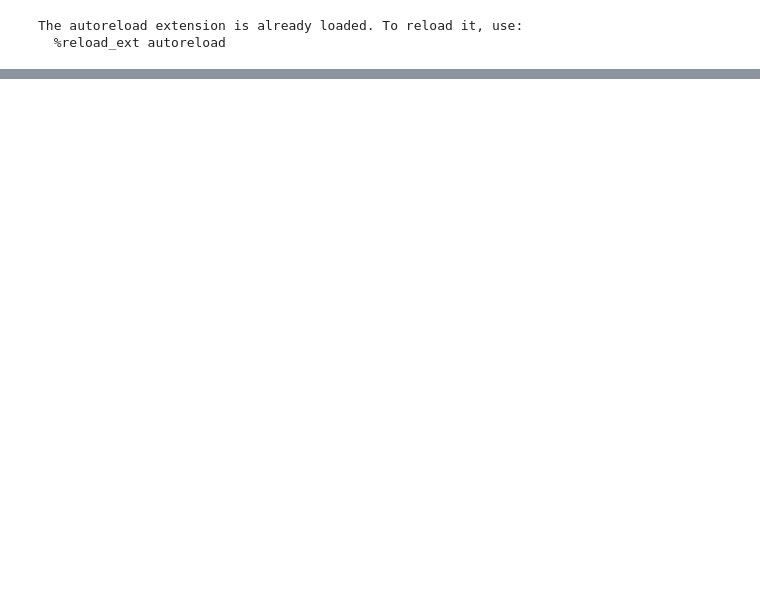
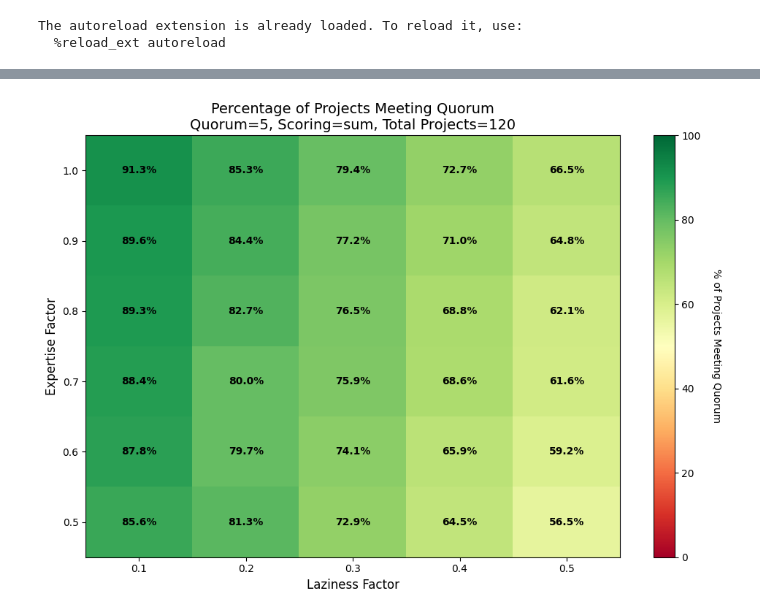
Before and after one commit to fil-retropgf/rpgf3, a Jupyter notebook: rpgf3_param_config.ipynb, the cells around one changed output, grey strips where cells are left out. Drawn from its saved outputs; the diff is of its cells as text; code cells hidden in the pictures; blank space fills up the shorter version.

```diff
--- a/rpgf3_param_config.ipynb
+++ b/rpgf3_param_config.ipynb
@@ -250,0 +788,40 @@ plt.show()
+# %%
+# Percentage of projects meeting quorum
+lf_ef_df['pct_projects_above_quorum'] = (lf_ef_df['num_projects_above_quorum_mean'] / num_applicants) * 100
+
+fig, ax = plt.subplots(1, 1, figsize=(10, 7))
+
+# Create heatmap for percentage
+pivot_data = lf_ef_df.pivot(index='expertise_factor', columns='laziness_factor',
+                             values='pct_projects_above_quorum')
+
+im = ax.imshow(pivot_data.values, cmap='RdYlGn', aspect='auto', vmin=0, vmax=100)
+
+# Set ticks and labels
+ax.set_xticks(np.arange(len(laziness_factors)))
+ax.set_yticks(np.arange(len(expertise_factors)))
+ax.set_xticklabels(laziness_factors)
+ax.set_yticklabels(expertise_factors)
+
+# Add labels
+ax.set_xlabel('Laziness Factor', fontsize=12)
+ax.set_ylabel('Expertise Factor', fontsize=12)
+ax.set_title(f'Percentage of Projects Meeting Quorum\nQuorum={chosen_quorum_lf}, Scoring={chosen_scoring_method_lf}, Total Projects={num_applicants}',
+             fontsize=14)
+
+# Add colorbar
+cbar = plt.colorbar(im, ax=ax)
+cbar.set_label('% of Projects Meeting Quorum', rotation=270, labelpad=20)
+
+# Add text annotations
+for i in range(len(expertise_factors)):
+    for j in range(len(laziness_factors)):
+        text = ax.text(j, i, f'{pivot_data.values[i, j]:.1f}%',
+                      ha="center", va="center",
+                      color="black" if pivot_data.values[i, j] > 50 else "white",
+                      fontsize=10, fontweight='bold')
+
+plt.tight_layout()
+plt.show()
+# %% [output]
+[figure, added]
```
Also changed, not shown: parts of 18 cells of this notebook, 1 other file.
